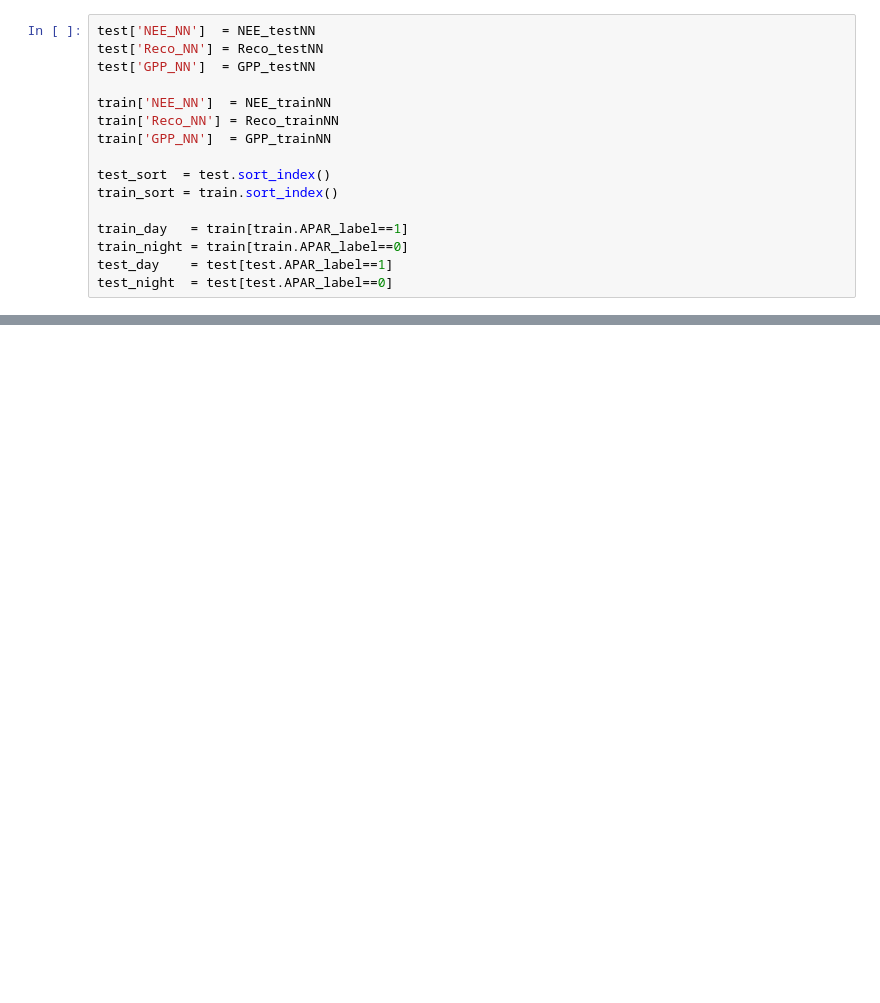
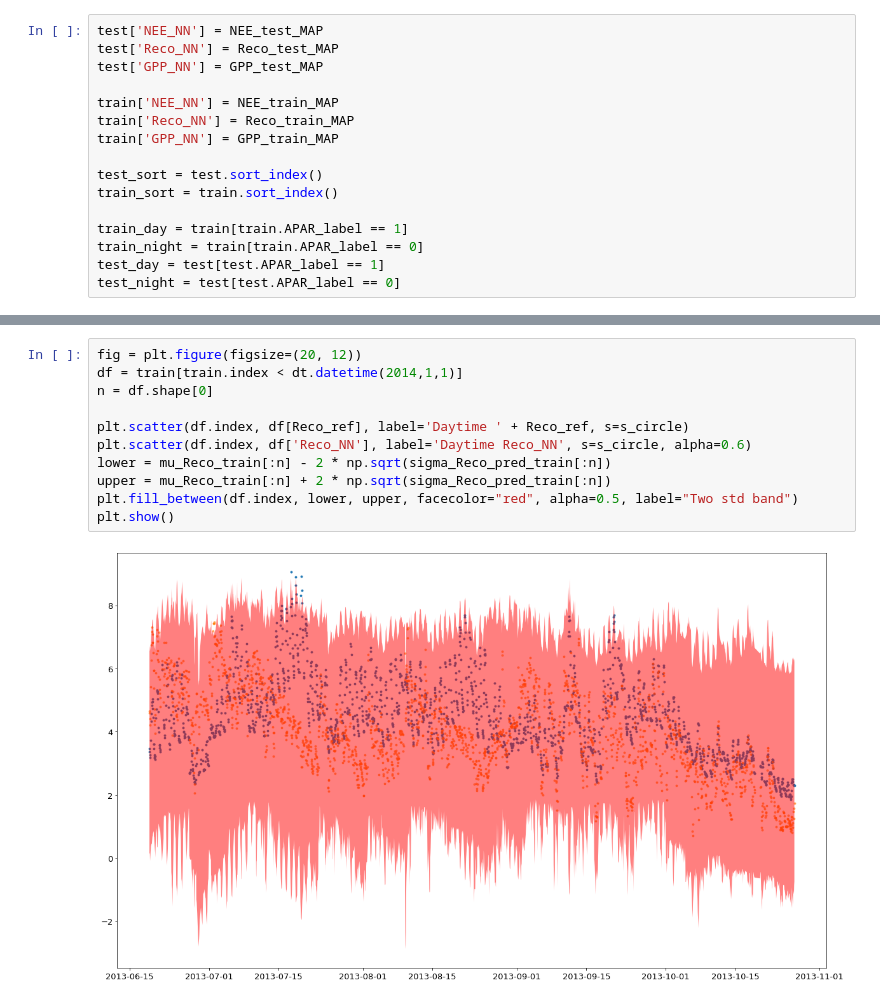
Before and after one commit to PierreTsr/FluxPartitioning, a Jupyter notebook: src/flux_NN.ipynb, the cells around one changed output, grey strips where cells are left out. Saved outputs shown, nothing was run; the diff lists cells and outputs as text; blank space fills up the shorter version.

```diff
--- a/src/flux_NN.ipynb
+++ b/src/flux_NN.ipynb
@@ -244,17 +308,17 @@ def diag_line(x,y,ax,SIF=False,color='black',xy=(.05,.76)):
 # %%
-test['NEE_NN']  = NEE_testNN
-test['Reco_NN'] = Reco_testNN
-test['GPP_NN']  = GPP_testNN
+test['NEE_NN'] = NEE_test_MAP
+test['Reco_NN'] = Reco_test_MAP
+test['GPP_NN'] = GPP_test_MAP
 
-train['NEE_NN']  = NEE_trainNN
-train['Reco_NN'] = Reco_trainNN
-train['GPP_NN']  = GPP_trainNN
+train['NEE_NN'] = NEE_train_MAP
+train['Reco_NN'] = Reco_train_MAP
+train['GPP_NN'] = GPP_train_MAP
 
-test_sort  = test.sort_index()
+test_sort = test.sort_index()
 train_sort = train.sort_index()
 
-train_day   = train[train.APAR_label==1]
-train_night = train[train.APAR_label==0]
-test_day    = test[test.APAR_label==1]
-test_night  = test[test.APAR_label==0]
+train_day = train[train.APAR_label == 1]
+train_night = train[train.APAR_label == 0]
+test_day = test[test.APAR_label == 1]
+test_night = test[test.APAR_label == 0]
 # %%
@@ -308,0 +373,13 @@ T = dt.datetime.now().strftime("%Y%m%d-%H%M%S")
+# %%
+fig = plt.figure(figsize=(20, 12))
+df = train[train.index < dt.datetime(2014,1,1)]
+n = df.shape[0]
+
+plt.scatter(df.index, df[Reco_ref], label='Daytime ' + Reco_ref, s=s_circle)
+plt.scatter(df.index, df['Reco_NN'], label='Daytime Reco_NN', s=s_circle, alpha=0.6)
+lower = mu_Reco_train[:n] - 2 * np.sqrt(sigma_Reco_pred_train[:n])
+upper = mu_Reco_train[:n] + 2 * np.sqrt(sigma_Reco_pred_train[:n])
+plt.fill_between(df.index, lower, upper, facecolor="red", alpha=0.5, label="Two std band")
+plt.show()
+# %% [output]
+[figure, added]
```
Also changed, not shown: parts of 15 cells of this notebook, 1 other file.
